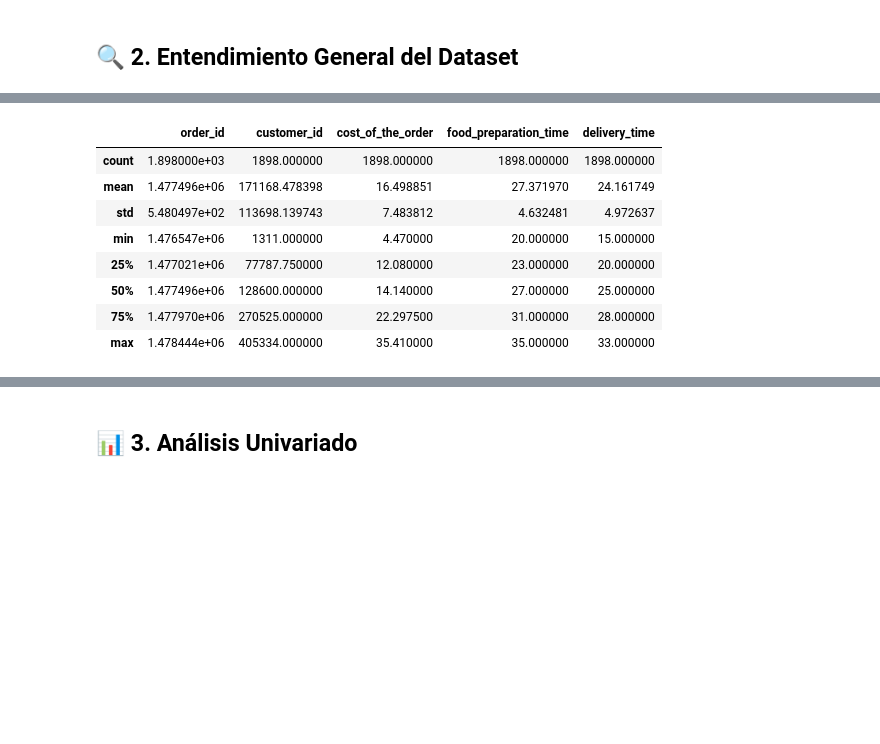
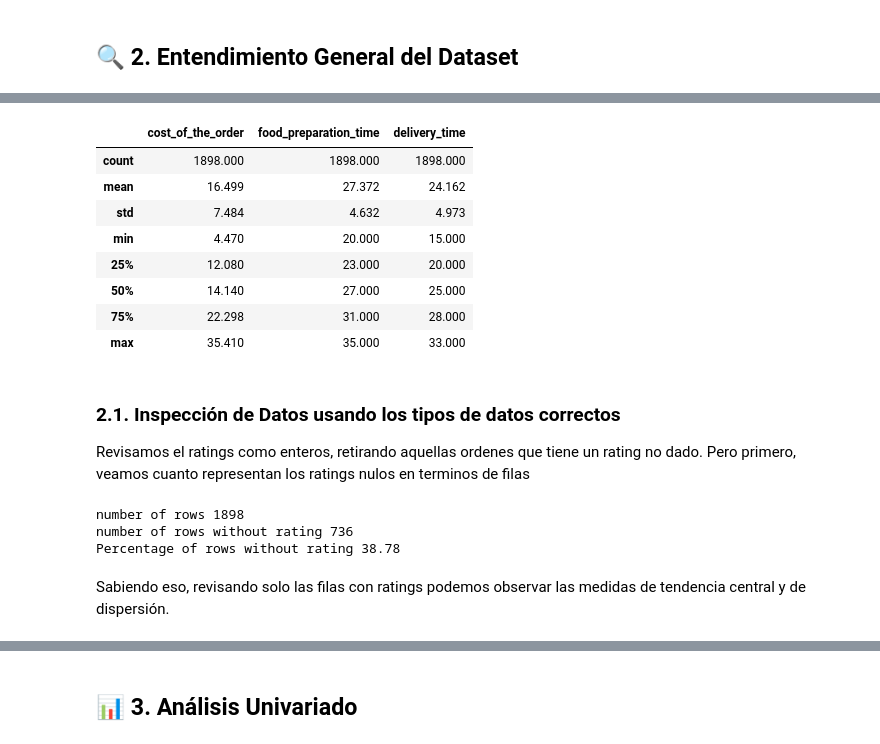
Before and after one commit to Antonio-Tresol/datascience_coursework, a Jupyter notebook: homework_eda/EDA_FoodHub_Guia_de_Estudio.ipynb, the cells around one changed output, grey strips where cells are left out. Saved outputs shown, nothing was run; the diff lists cells and outputs as text; code cells hidden in the pictures; blank space fills up the shorter version.

```diff
--- a/homework_eda/EDA_FoodHub_Guia_de_Estudio.ipynb
+++ b/homework_eda/EDA_FoodHub_Guia_de_Estudio.ipynb
@@ -27,12 +31,11 @@ import pandas as pd
 import matplotlib.pyplot as plt
 import seaborn as sns
 # %%
-
+dataset_url = "https://raw.githubusercontent.com/Antonio-Tresol/datascience_coursework/refs/heads/main/homework_eda/foodhub_order.csv"
 # Cargar el dataset
-df = pd.read_csv('/content/drive/MyDrive/Colab Notebooks/foodhub_order.csv')
-
+foodhub_orders_data = pd.read_csv(dataset_url)
 # Vista general de los datos
-df.head()
+foodhub_orders_data.head()
 # %% [output]
 |  | order_id | customer_id | restaurant_name | cuisine_type | cost_of_the_order | day_of_the_week | rating | ... |
 | 0 | 1477147 | 337525 | Hangawi | Korean | 30.75 | Weekend | Not given | ... |
@@ -68,15 +72,41 @@ food_preparation_time    0
 delivery_time            0
 dtype: int64
 # %%
-#Descripción estadística de los datos
-df.describe()
+# Descripción estadística de los datos
+foodhub_orders_data.describe()[
+    [
+        "cost_of_the_order",
+        "food_preparation_time",
+        "delivery_time",
+    ]
+].round(3)
 # %% [output]
-|  | order_id | customer_id | cost_of_the_order | food_preparation_time | delivery_time |
-| count | 1.898000e+03 | 1898.000000 | 1898.000000 | 1898.000000 | 1898.000000 |
-| mean | 1.477496e+06 | 171168.478398 | 16.498851 | 27.371970 | 24.161749 |
-| std | 5.480497e+02 | 113698.139743 | 7.483812 | 4.632481 | 4.972637 |
-| min | 1.476547e+06 | 1311.000000 | 4.470000 | 20.000000 | 15.000000 |
-| 25% | 1.477021e+06 | 77787.750000 | 12.080000 | 23.000000 | 20.000000 |
-| 50% | 1.477496e+06 | 128600.000000 | 14.140000 | 27.000000 | 25.000000 |
-| 75% | 1.477970e+06 | 270525.000000 | 22.297500 | 31.000000 | 28.000000 |
-| max | 1.478444e+06 | 405334.000000 | 35.410000 | 35.000000 | 33.000000 |
+|  | cost_of_the_order | food_preparation_time | delivery_time |
+| count | 1898.000 | 1898.000 | 1898.000 |
+| mean | 16.499 | 27.372 | 24.162 |
+| std | 7.484 | 4.632 | 4.973 |
+| min | 4.470 | 20.000 | 15.000 |
+| 25% | 12.080 | 23.000 | 20.000 |
+| 50% | 14.140 | 27.000 | 25.000 |
+| 75% | 22.298 | 31.000 | 28.000 |
+| max | 35.410 | 35.000 | 33.000 |
+# %% [markdown]
+### 2.1. Inspección de Datos usando los tipos de datos correctos
+
+
+Revisamos el ratings como enteros, retirando aquellas ordenes que tiene un rating no dado. Pero primero, veamos cuanto representan los ratings nulos en terminos de filas
+# %%
+number_of_records_without_rating = foodhub_orders_data[
+    foodhub_orders_data["rating"] == "Not given"
+]["rating"].count()
+print(f"number of rows {foodhub_orders_data.shape[0]}")
+print(f"number of rows without rating {number_of_records_without_rating}")
+print(
+    f"Percentage of rows without rating {(number_of_records_without_rating / foodhub_orders_data.shape[0]) * 100:.2f}"
+)
+# %% [output]
+number of rows 1898
+number of rows without rating 736
+Percentage of rows without rating 38.78
+# %% [markdown]
+Sabiendo eso, revisando solo las filas con ratings podemos observar las medidas de tendencia central y de dispersión.
```
Also changed, not shown: parts of 32 cells of this notebook, 4 other files.
